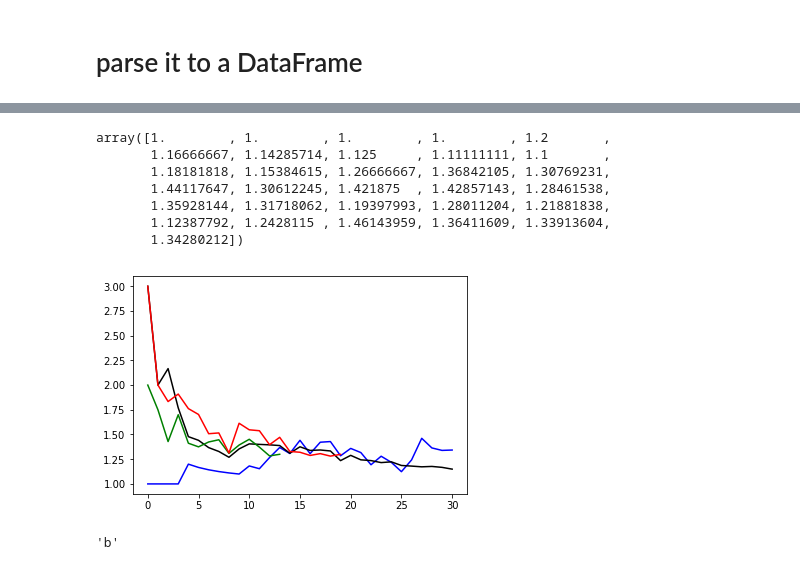
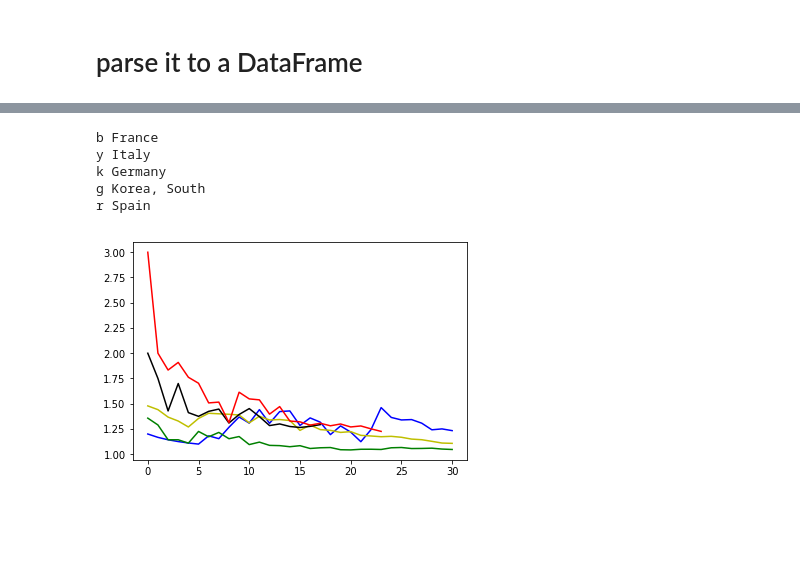
Before and after one commit to macbuse/just-math, a Jupyter notebook: covid_mortality.ipynb, the cells around one changed output, grey strips where cells are left out. Saved outputs shown, nothing was run; the diff lists cells and outputs as text; code cells hidden in the pictures; blank space fills up the shorter version.

```diff
--- a/covid_mortality.ipynb
+++ b/covid_mortality.ipynb
@@ -46,6 +65,12 @@ df.iloc[[116,137],-30:]
 # %%
-cc = [116,137,120,201]
+cc = [116,137,120,143,201]
+sty = ['r','g','k','y','b']
+
+labels = ['%s %s'%(x, df.iloc[y]["Country/Region"])
+               for x,y in zip(reversed(sty[:]),cc) ]
 for x in cc:
-    Y = df.iloc[x].values[4:]
-    plt.plot(np.arange(len(Y)),Y)
+    Y = np.log( df.iloc[x].values[4:].astype(np.float) + 1)
+    plt.plot(np.arange(len(Y)),Y,sty.pop())
+
+print('\n'.join(labels))
 # %% [output]
@@ -62,4 +119,5 @@ df.iloc[[116,137,120,201],1]
 Name: Country/Region, dtype: object
 # %%
-sta = -36
-data = [df.iloc[nn ,sta:].rolling(5).sum() for nn in [116,137,120,201] ]
+start = -36
+data = [df.iloc[nn , start:].rolling(5).sum() for nn in cc ]
+filtered_data = [ x[x>0].values for x in data]
@@ -68,21 +124,12 @@ rr = [ x[x>0].values for x in data]
-# %%
-rr[0][1:]/rr[0][:-1]
-# %% [output]
-array([1.        , 1.        , 1.        , 1.        , 1.2       ,
-       1.16666667, 1.14285714, 1.125     , 1.11111111, 1.1       ,
-       1.18181818, 1.15384615, 1.26666667, 1.36842105, 1.30769231,
-       1.44117647, 1.30612245, 1.421875  , 1.42857143, 1.28461538,
-       1.35928144, 1.31718062, 1.19397993, 1.28011204, 1.21881838,
-       1.12387792, 1.2428115 , 1.46143959, 1.36411609, 1.33913604,
-       1.34280212])
 # %%
-sty = ['r','g','k','b']
-for x in rr:
-    plt.plot( np.arange(len(x)-1),x[1:] / x[:-1], sty.pop())
+sty = ['r','g','k','y','b']
+for x in filtered_data:
+    plt.plot( np.arange(len(x)-1), x[1:]/x[:-1], sty.pop())
+print('\n'.join(labels))
 # %% [output]
+b France
+y Italy
+k Germany
+g Korea, South
+r Spain
-[figure, old version]
+[figure, new version]
-# %%
-sty = ['r','g','b']
-sty.pop()
-# %% [output]
-'b'
```
Also changed, not shown: parts of 17 cells of this notebook.
